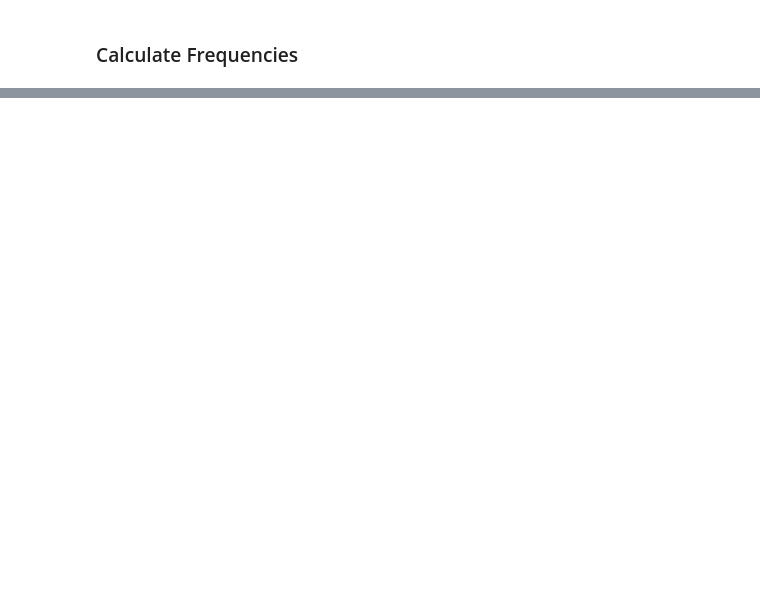
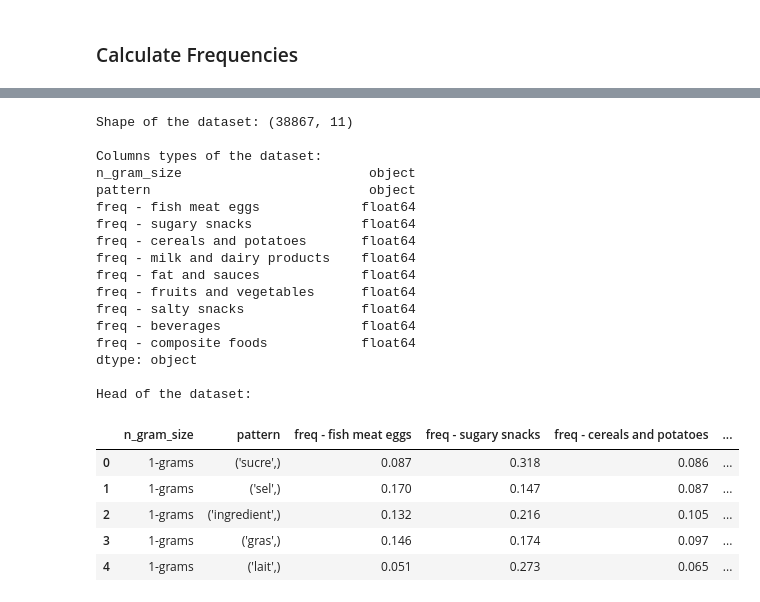
Before and after one commit to ramsyy0/OpenFoodFacts, a Jupyter notebook: notebooks/Ngrams_Frequencies.ipynb, the cells around one changed output, grey strips where cells are left out. Cells and saved outputs as stored; diff of their text form; code cells hidden in the pictures; blank space fills up the shorter version.

```diff
--- a/notebooks/Ngrams_Frequencies.ipynb
+++ b/notebooks/Ngrams_Frequencies.ipynb
@@ -156,0 +259,15 @@ time: 116 ms (started: 2021-03-02 15:57:44 +01:00)
+# %%
+# Drop columns
+ngrams_frequencies_columns = ['n_gram_size',
+                              'pattern',
+                              'freq - fish meat eggs',
+                              'freq - sugary snacks',
+                              'freq - cereals and potatoes',
+                              'freq - milk and dairy products',
+                              'freq - fat and sauces',
+                              'freq - fruits and vegetables',
+                              'freq - salty snacks',
+                              'freq - beverages',
+                              'freq - composite foods',
+                             ]
+ngrams_frequencies = ngrams_reduced[ngrams_frequencies_columns].copy()
@@ -156,0 +276,33 @@ time: 116 ms (started: 2021-03-02 15:57:44 +01:00)
+# %%
+# Brief look at the dataset
+print(f"""Shape of the dataset: {ngrams_frequencies.shape}
+""")
+print(f"""Columns types of the dataset:
+{ngrams_frequencies.dtypes}
+""")
+print("Head of the dataset:")
+display(ngrams_frequencies.head())
+# %% [output]
+Shape of the dataset: (38867, 11)
+
+Columns types of the dataset:
+n_gram_size                        object
+pattern                            object
+freq - fish meat eggs             float64
+freq - sugary snacks              float64
+freq - cereals and potatoes       float64
+freq - milk and dairy products    float64
+freq - fat and sauces             float64
+freq - fruits and vegetables      float64
+freq - salty snacks               float64
+freq - beverages                  float64
+freq - composite foods            float64
+dtype: object
+
+Head of the dataset:
+|  | n_gram_size | pattern | freq - fish meat eggs | freq - sugary snacks | freq - cereals and potatoes | ... |
+| 0 | 1-grams | ('sucre',) | 0.087 | 0.318 | 0.086 | ... |
+| 1 | 1-grams | ('sel',) | 0.170 | 0.147 | 0.087 | ... |
+| 2 | 1-grams | ('ingredient',) | 0.132 | 0.216 | 0.105 | ... |
+| 3 | 1-grams | ('gras',) | 0.146 | 0.174 | 0.097 | ... |
+| 4 | 1-grams | ('lait',) | 0.051 | 0.273 | 0.065 | ... |
```
Also changed, not shown: parts of 28 cells of this notebook.
